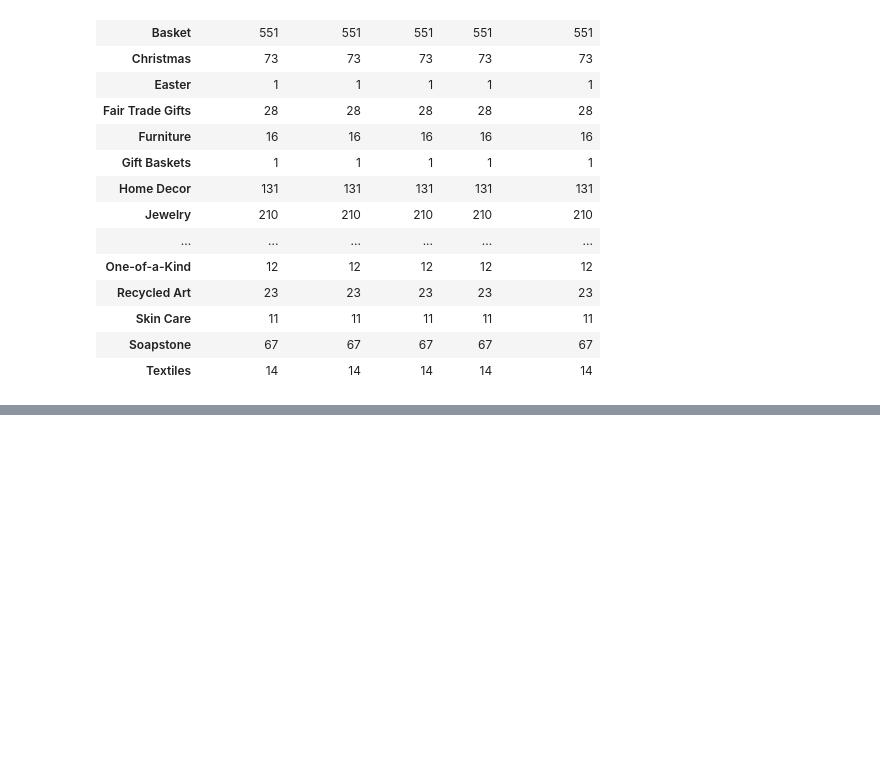
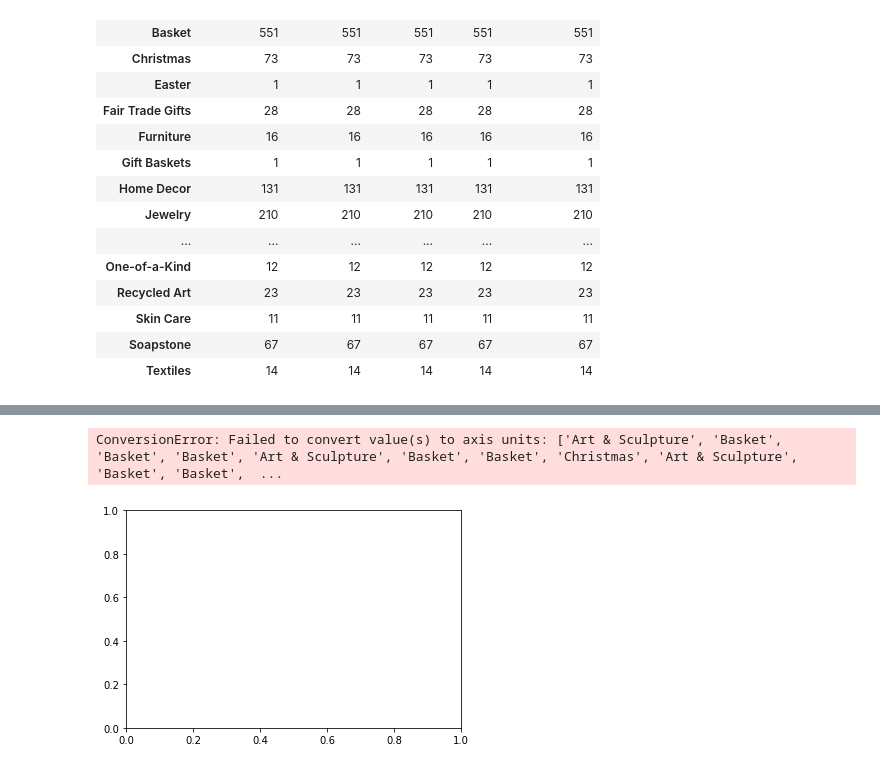
Before and after one commit to rickshev/Online_Store_Analysis, a Jupyter notebook: Untitled.ipynb, the cells around one changed output, grey strips where cells are left out. Drawn from its saved outputs; the diff is of its cells as text; code cells hidden in the pictures; blank space fills up the shorter version.

```diff
--- a/Untitled.ipynb
+++ b/Untitled.ipynb
@@ -48,0 +87,6 @@ SyntaxError: keyword can't be an expression (<ipython-input-12-78e20131e853>, li
+# %%
+tick_locations = [x for x in x_axis2]
+plt.xticks(tick_locations, products["Product Type"])
+# %% [output]
+ConversionError: Failed to convert value(s) to axis units: ['Art & Sculpture', 'Basket', 'Basket', 'Basket', 'Art & Sculpture', 'Basket', 'Basket', 'Christmas', 'Art & Sculpture', 'Basket', 'Basket',  ...
+[figure, added]
```
Also changed, not shown: parts of 6 cells of this notebook.
